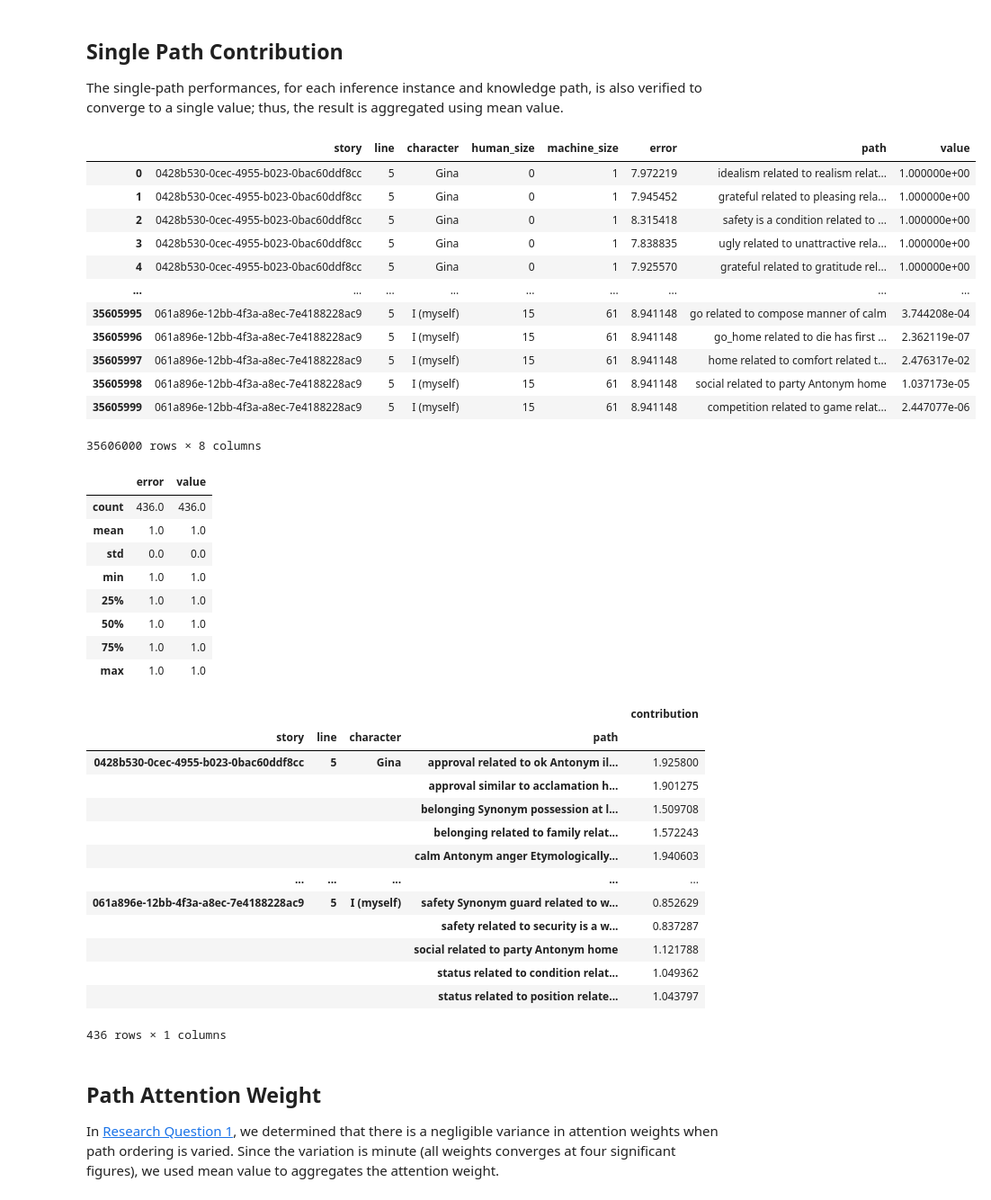
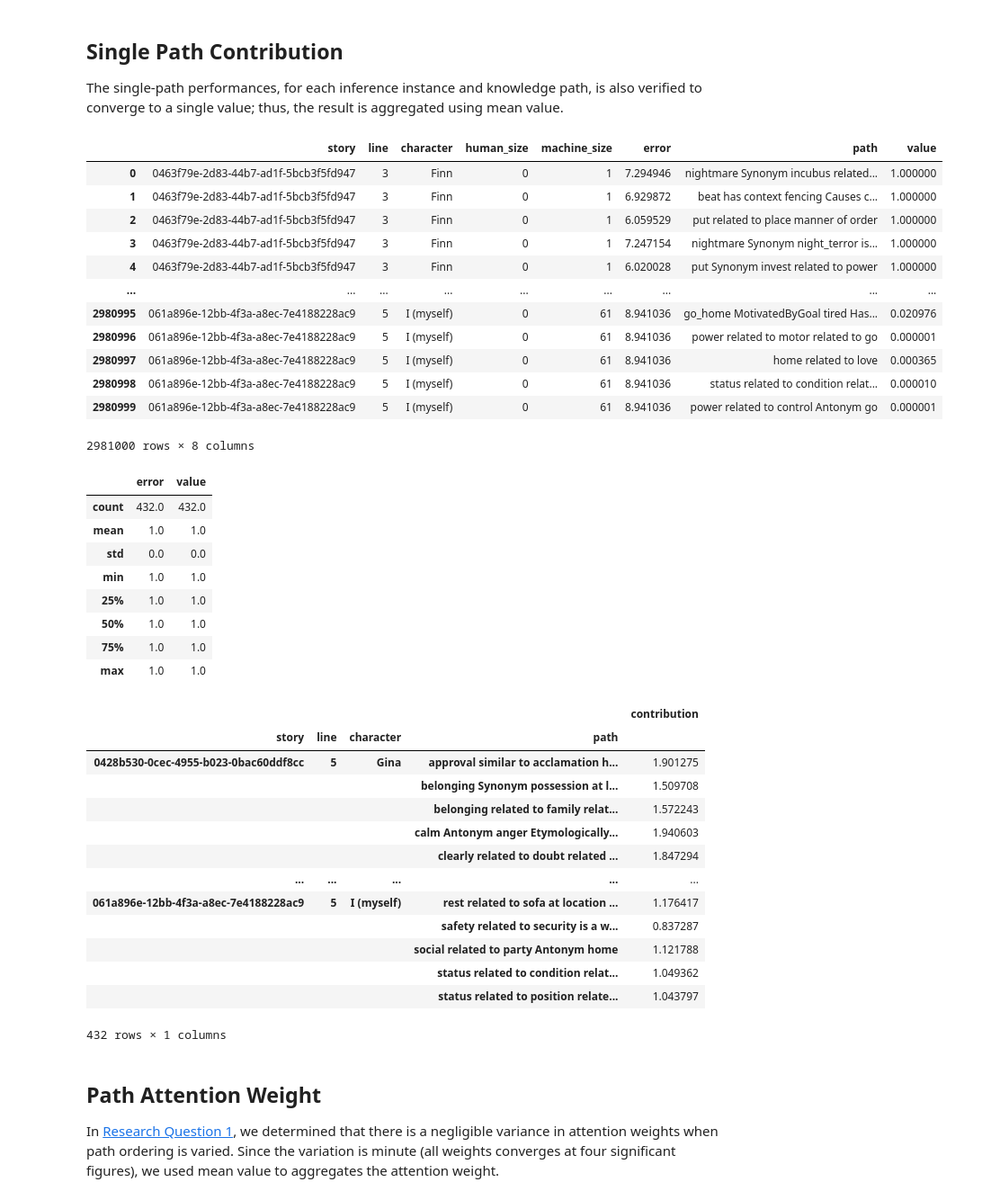
Before and after one commit to Dralan1912/HAICOR-Experiment, a Jupyter notebook: Research Question 2.ipynb, the cells around one changed output. Shown at 90% size. Drawn from its saved outputs; the diff is of its cells as text; code cells hidden in the pictures.

Commit message:
Update notebooks with larger human experiment

```diff
--- a/Research Question 2.ipynb
+++ b/Research Question 2.ipynb
@@ -76,32 +76,33 @@ The single-path performances, for each inference instance and knowledge path, is
 # %%
 attentions = pd.DataFrame(
     ((e.story, e.sentence, e.character, i.human_size, i.machine_size, s.error, p.content, p.weight)
      for e in experiments for i in e.instances for s in i.samples
-     for p in itertools.chain(s.human_paths, s.machine_paths)),
+     for p in itertools.chain(s.human_paths, s.machine_paths)
+     if i.human_size == 0),
     columns=("story", "line", "character", "human_size", "machine_size", "error", "path", "value")
 )
 
 attentions
 # %% [output]
 |  | story | line | character | human_size | machine_size | error | path | value |
-| 0 | 0428b530-0cec-4955-b023-0bac60ddf8cc | 5 | Gina | 0 | 1 | 7.972219 | idealism related to realism relat... | 1.000000e+00 |
-| 1 | 0428b530-0cec-4955-b023-0bac60ddf8cc | 5 | Gina | 0 | 1 | 7.945452 | grateful related to pleasing rela... | 1.000000e+00 |
-| 2 | 0428b530-0cec-4955-b023-0bac60ddf8cc | 5 | Gina | 0 | 1 | 8.315418 | safety is a condition related to ... | 1.000000e+00 |
-| 3 | 0428b530-0cec-4955-b023-0bac60ddf8cc | 5 | Gina | 0 | 1 | 7.838835 | ugly related to unattractive rela... | 1.000000e+00 |
-| 4 | 0428b530-0cec-4955-b023-0bac60ddf8cc | 5 | Gina | 0 | 1 | 7.925570 | grateful related to gratitude rel... | 1.000000e+00 |
+| 0 | 0463f79e-2d83-44b7-ad1f-5bcb3f5fd947 | 3 | Finn | 0 | 1 | 7.294946 | nightmare Synonym incubus related... | 1.000000 |
+| 1 | 0463f79e-2d83-44b7-ad1f-5bcb3f5fd947 | 3 | Finn | 0 | 1 | 6.929872 | beat has context fencing Causes c... | 1.000000 |
+| 2 | 0463f79e-2d83-44b7-ad1f-5bcb3f5fd947 | 3 | Finn | 0 | 1 | 6.059529 | put related to place manner of order | 1.000000 |
+| 3 | 0463f79e-2d83-44b7-ad1f-5bcb3f5fd947 | 3 | Finn | 0 | 1 | 7.247154 | nightmare Synonym night_terror is... | 1.000000 |
+| 4 | 0463f79e-2d83-44b7-ad1f-5bcb3f5fd947 | 3 | Finn | 0 | 1 | 6.020028 | put Synonym invest related to power | 1.000000 |
 | ... | ... | ... | ... | ... | ... | ... | ... | ... |
-| 35605995 | 061a896e-12bb-4f3a-a8ec-7e4188228ac9 | 5 | I (myself) | 15 | 61 | 8.941148 | go related to compose manner of calm | 3.744208e-04 |
-| 35605996 | 061a896e-12bb-4f3a-a8ec-7e4188228ac9 | 5 | I (myself) | 15 | 61 | 8.941148 | go_home related to die has first ... | 2.362119e-07 |
-| 35605997 | 061a896e-12bb-4f3a-a8ec-7e4188228ac9 | 5 | I (myself) | 15 | 61 | 8.941148 | home related to comfort related t... | 2.476317e-02 |
-| 35605998 | 061a896e-12bb-4f3a-a8ec-7e4188228ac9 | 5 | I (myself) | 15 | 61 | 8.941148 | social related to party Antonym home | 1.037173e-05 |
-| 35605999 | 061a896e-12bb-4f3a-a8ec-7e4188228ac9 | 5 | I (myself) | 15 | 61 | 8.941148 | competition related to game relat... | 2.447077e-06 |
+| 2980995 | 061a896e-12bb-4f3a-a8ec-7e4188228ac9 | 5 | I (myself) | 0 | 61 | 8.941036 | go_home MotivatedByGoal tired Has... | 0.020976 |
+| 2980996 | 061a896e-12bb-4f3a-a8ec-7e4188228ac9 | 5 | I (myself) | 0 | 61 | 8.941036 | power related to motor related to go | 0.000001 |
+| 2980997 | 061a896e-12bb-4f3a-a8ec-7e4188228ac9 | 5 | I (myself) | 0 | 61 | 8.941036 | home related to love | 0.000365 |
+| 2980998 | 061a896e-12bb-4f3a-a8ec-7e4188228ac9 | 5 | I (myself) | 0 | 61 | 8.941036 | status related to condition relat... | 0.000010 |
+| 2980999 | 061a896e-12bb-4f3a-a8ec-7e4188228ac9 | 5 | I (myself) | 0 | 61 | 8.941036 | power related to control Antonym go | 0.000001 |
-35606000 rows × 8 columns
+2981000 rows × 8 columns
 # %%
 attentions[(attentions.human_size == 0) & (attentions.machine_size == 1)]\
     .groupby(["story", "line", "character", "path"])[["error", "value"]].nunique().describe()
 # %% [output]
 |  | error | value |
-| count | 436.0 | 436.0 |
+| count | 432.0 | 432.0 |
 | mean | 1.0 | 1.0 |
 | std | 0.0 | 0.0 |
 | min | 1.0 | 1.0 |
@@ -120,18 +121,18 @@ single_path_contributions
 # %% [output]
 |  |  |  |  | contribution |
 | story | line | character | path |  |
-| 0428b530-0cec-4955-b023-0bac60ddf8cc | 5 | Gina | approval related to ok Antonym il... | 1.925800 |
-|  |  |  | approval similar to acclamation h... | 1.901275 |
+| 0428b530-0cec-4955-b023-0bac60ddf8cc | 5 | Gina | approval similar to acclamation h... | 1.901275 |
 |  |  |  | belonging Synonym possession at l... | 1.509708 |
 |  |  |  | belonging related to family relat... | 1.572243 |
 |  |  |  | calm Antonym anger Etymologically... | 1.940603 |
+|  |  |  | clearly related to doubt related ... | 1.847294 |
 | ... | ... | ... | ... | ... |
-| 061a896e-12bb-4f3a-a8ec-7e4188228ac9 | 5 | I (myself) | safety Synonym guard related to w... | 0.852629 |
+| 061a896e-12bb-4f3a-a8ec-7e4188228ac9 | 5 | I (myself) | rest related to sofa at location ... | 1.176417 |
 |  |  |  | safety related to security is a w... | 0.837287 |
 |  |  |  | social related to party Antonym home | 1.121788 |
 |  |  |  | status related to condition relat... | 1.049362 |
 |  |  |  | status related to position relate... | 1.043797 |
-436 rows × 1 columns
+432 rows × 1 columns
 # %% [markdown]
 ## Path Attention Weight
 
```
Also changed, not shown: parts of 4 cells of this notebook, 2 other files.
